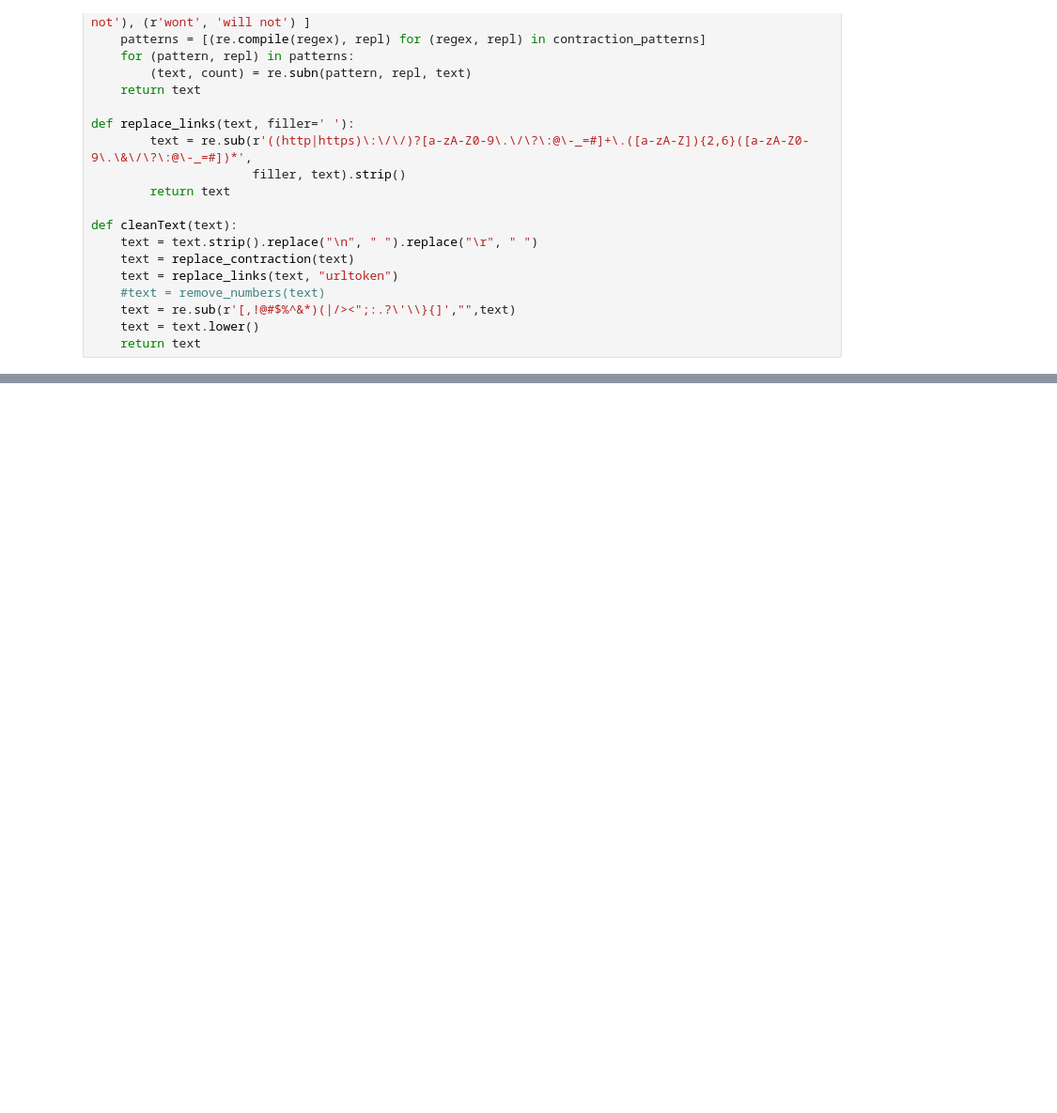
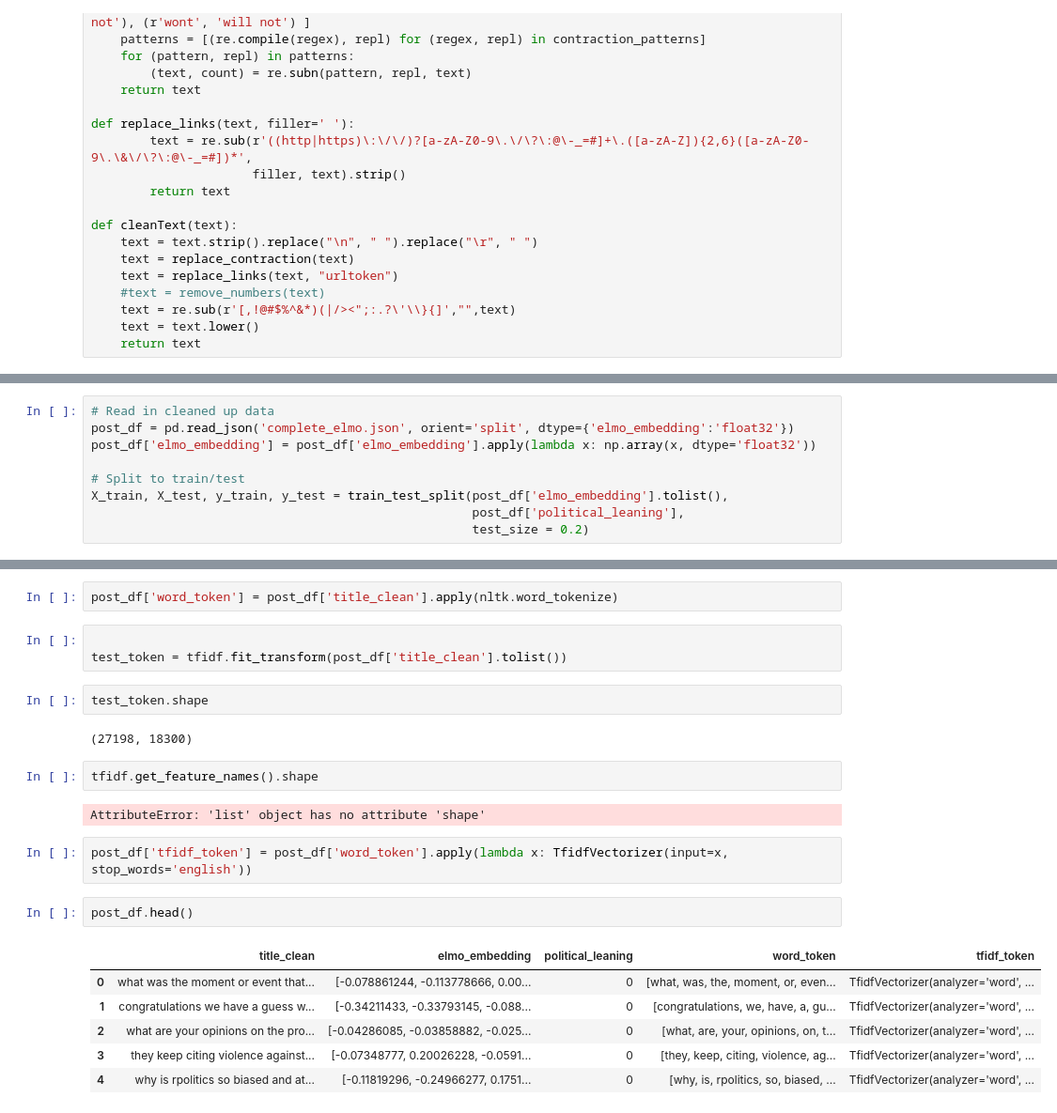
Before and after one commit to Alpha-1787/W266-Final-Project, a Jupyter notebook: Political-Leaning-Classification.ipynb, the cells around one changed output, grey strips where cells are left out. Shown: that part at 94% size. Drawn from its saved outputs; the diff is of its cells as text; blank space fills up the shorter version.

```diff
--- a/Political-Leaning-Classification.ipynb
+++ b/Political-Leaning-Classification.ipynb
@@ -113,0 +77,9 @@ title_df
+# %%
+# Read in cleaned up data
+post_df = pd.read_json('complete_elmo.json', orient='split', dtype={'elmo_embedding':'float32'})
+post_df['elmo_embedding'] = post_df['elmo_embedding'].apply(lambda x: np.array(x, dtype='float32'))
+
+# Split to train/test
+X_train, X_test, y_train, y_test = train_test_split(post_df['elmo_embedding'].tolist(),
+                                                    post_df['political_leaning'],
+                                                    test_size = 0.2)
@@ -113,0 +179,24 @@ title_df
+# %%
+post_df['word_token'] = post_df['title_clean'].apply(nltk.word_tokenize)
+# %%
+
+test_token = tfidf.fit_transform(post_df['title_clean'].tolist())
+# %%
+test_token.shape
+# %% [output]
+(27198, 18300)
+# %%
+tfidf.get_feature_names().shape
+# %% [output]
+AttributeError: 'list' object has no attribute 'shape'
+# %%
+post_df['tfidf_token'] = post_df['word_token'].apply(lambda x: TfidfVectorizer(input=x, stop_words='english'))
+# %%
+post_df.head()
+# %% [output]
+|  | title_clean | elmo_embedding | political_leaning | word_token | tfidf_token |
+| 0 | what was the moment or event that... | [-0.078861244, -0.113778666, 0.00... | 0 | [what, was, the, moment, or, even... | TfidfVectorizer(analyzer='word', ... |
+| 1 | congratulations we have a guess w... | [-0.34211433, -0.33793145, -0.088... | 0 | [congratulations, we, have, a, gu... | TfidfVectorizer(analyzer='word', ... |
+| 2 | what are your opinions on the pro... | [-0.04286085, -0.03858882, -0.025... | 0 | [what, are, your, opinions, on, t... | TfidfVectorizer(analyzer='word', ... |
+| 3 | they keep citing violence against... | [-0.07348777, 0.20026228, -0.0591... | 0 | [they, keep, citing, violence, ag... | TfidfVectorizer(analyzer='word', ... |
+| 4 | why is rpolitics so biased and at... | [-0.11819296, -0.24966277, 0.1751... | 0 | [why, is, rpolitics, so, biased, ... | TfidfVectorizer(analyzer='word', ... |
```
Also changed, not shown: parts of 58 cells of this notebook.
